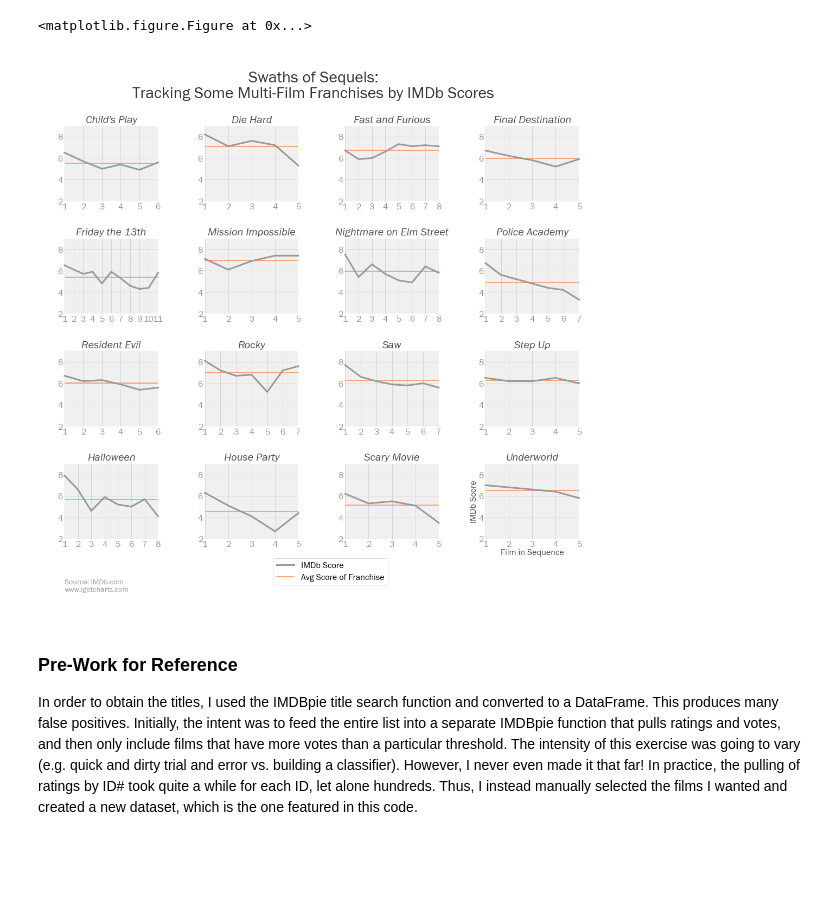
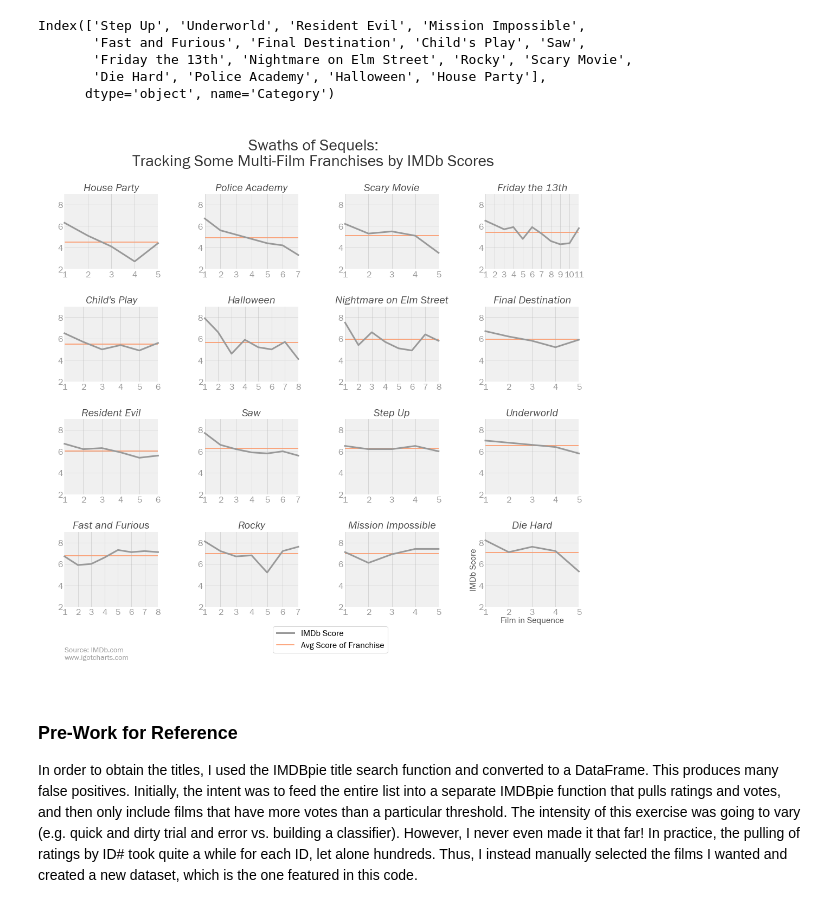
Before and after one commit to igotcharts/charts_and_more_charts, a Jupyter notebook: notebooks/Lots of Sequels.ipynb, the cells around one changed output. Drawn from its saved outputs; the diff is of its cells as text; code cells hidden in the pictures; blank space fills up the shorter version.

Commit message:
looked at alternate sorting for charts

```diff
--- a/notebooks/Lots of Sequels.ipynb
+++ b/notebooks/Lots of Sequels.ipynb
@@ -9,13 +9,21 @@ os.chdir(datafolder)
 sequels_with_ratings = pd.read_csv('sequels_with_rating.csv',index_col=[0,1])
 sequels_with_ratings.dropna(inplace=True)
 sequels_with_ratings = sequels_with_ratings[sequels_with_ratings.index.get_level_values(0)!='Star Trek'] #have 17, so need to drop one
-# %%
-fig
-# %% [output]
-<matplotlib.figure.Figure at 0x...>
+# %%
+sequels_with_ratings['rating'].std(level=0).sort_values().index
+# %% [output]
+Index(['Step Up', 'Underworld', 'Resident Evil', 'Mission Impossible',
+       'Fast and Furious', 'Final Destination', 'Child's Play', 'Saw',
+       'Friday the 13th', 'Nightmare on Elm Street', 'Rocky', 'Scary Movie',
+       'Die Hard', 'Police Academy', 'Halloween', 'House Party'],
+      dtype='object', name='Category')
 # %%
 
-sequel_titles = np.array(sequels_with_ratings.index.get_level_values(0).unique())
+#sequel_titles = np.array(sequels_with_ratings.index.get_level_values(0).unique())
+sequel_titles = sequels_with_ratings['rating'].mean(level=0).sort_values().index
+
+#alternate sorting for titles
+
 my_new_chart = charts_function_list.chart_maker(title='Swaths of Sequels:\nTracking Some Multi-Film Franchises by IMDb Scores',title_size=30,alpha=.8)
 fig = my_new_chart.initial_fig_axis(figsize=(17,14))
 
@@ -28,35 +36,35 @@ for item in range(len(sequel_titles)):
              sequels_with_ratings.loc[sequel_titles[item]]['rating'],clip_on=False,linewidth=3,color='#999999',zorder=2,label='IMDb Score')
 
     my_new_chart.y_axis_setup(ax=ax,min_=np.floor(sequels_with_ratings['rating'].min(level=0).min()),
                               max_=np.ceil(sequels_with_ratings['rating'].max(level=0).max()),interval=2)
     my_new_chart.x_axis_setup(ax=ax,min_=1,max_=len(sequels_with_ratings.loc[sequel_titles[item]]),interval=1)
 
 
     ax.plot([sequels_with_ratings.loc[sequel_titles[item]]['rating'].index.min()+1,
              len(sequels_with_ratings.loc[sequel_titles[item]])],
             [sequels_with_ratings.loc[sequel_titles[item]]['rating'].mean(),
              sequels_with_ratings.loc[sequel_titles[item]]['rating'].mean()],
             color='#fc8d59',zorder=1,label='Avg Score of Franchise'
            )
 
 
     ax.tick_params(axis='both', which='major', labelsize=16,labelcolor='#969696')
     ax.grid(alpha=.5)
     my_new_chart.patch_adder(ax=ax)
 
 
 ax = plt.gca()
 ax.set_ylabel('IMDb Score',fontsize=16,alpha=.7,labelpad=1)
 ax.set_xlabel('Film in Sequence',fontsize=16,alpha=.7,labelpad=1)
 ax.legend(bbox_to_anchor=(-1,-.2 ),frameon=True,fontsize=16)
 my_new_chart.citations(ax=ax,x=-4.5,source_y=-.6,source='Source: IMDb.com',chart_tag_y=-.7,chart_tag='www.igotcharts.com')
 
 
 os.chdir(outputs)
-#plt.savefig('lots_of_sequels',bbox_inches = 'tight', dpi = 300, pad_inches = .25,transparent=False)
+plt.savefig('lots_of_sequels_mean',bbox_inches = 'tight', dpi = 300, pad_inches = .25,transparent=False)
 plt.show()
 # %% [output]
-[figure, old version]
+[figure, new version]
 # %% [markdown]
 ### Pre-Work for Reference
 
```
Also changed, not shown: 2 other files.
